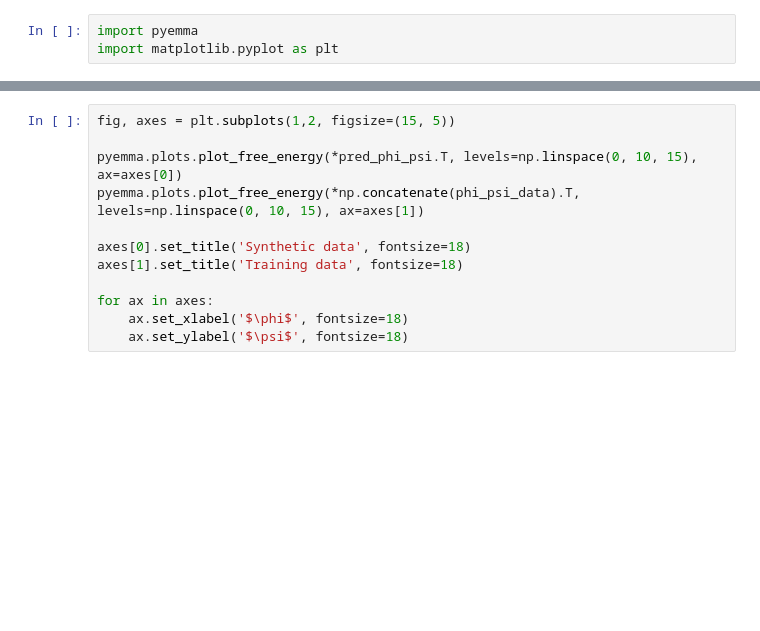
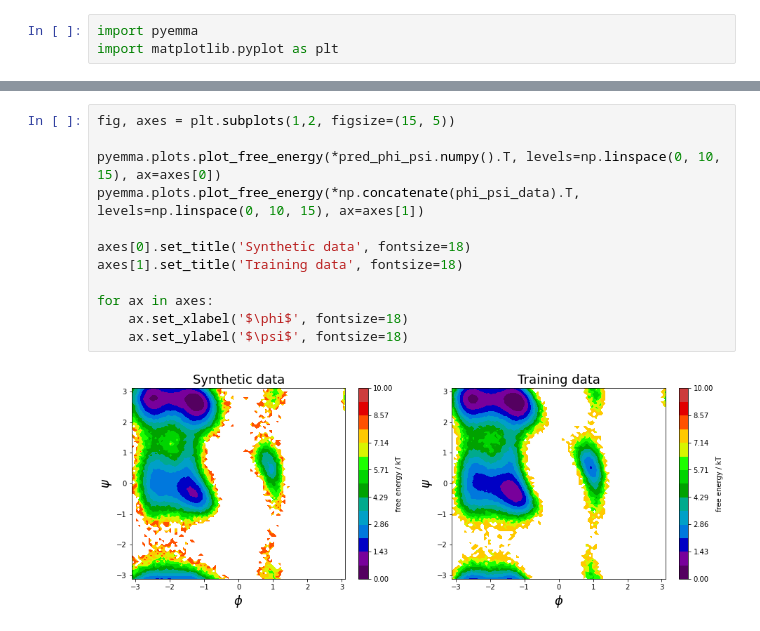
Before and after one commit to Ferg-Lab/mdn_propagator, a Jupyter notebook: examples/ADP_phi_psi.ipynb, the cells around one changed output, grey strips where cells are left out. Saved outputs shown, nothing was run; the diff lists cells and outputs as text; blank space fills up the shorter version.

```diff
--- a/examples/ADP_phi_psi.ipynb
+++ b/examples/ADP_phi_psi.ipynb
@@ -67,12 +86,14 @@ for ax in axes:
 # %%
 fig, axes = plt.subplots(1,2, figsize=(15, 5))
 
-pyemma.plots.plot_free_energy(*pred_phi_psi.T, levels=np.linspace(0, 10, 15), ax=axes[0])
+pyemma.plots.plot_free_energy(*pred_phi_psi.numpy().T, levels=np.linspace(0, 10, 15), ax=axes[0])
 pyemma.plots.plot_free_energy(*np.concatenate(phi_psi_data).T, levels=np.linspace(0, 10, 15), ax=axes[1])
 
 axes[0].set_title('Synthetic data', fontsize=18)
 axes[1].set_title('Training data', fontsize=18)
 
 for ax in axes:
     ax.set_xlabel('$\phi$', fontsize=18)
     ax.set_ylabel('$\psi$', fontsize=18)
+# %% [output]
+[figure, added]
```
Also changed, not shown: parts of 3 cells of this notebook, 1 other file.
